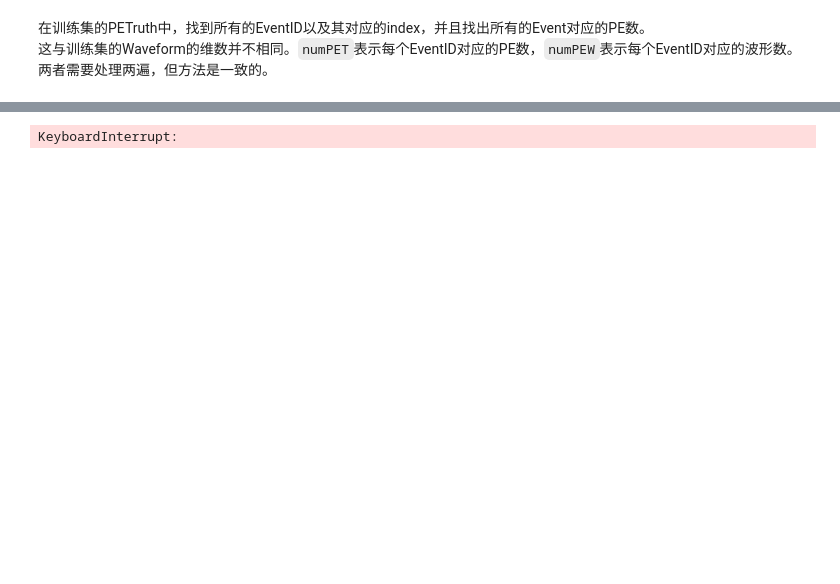
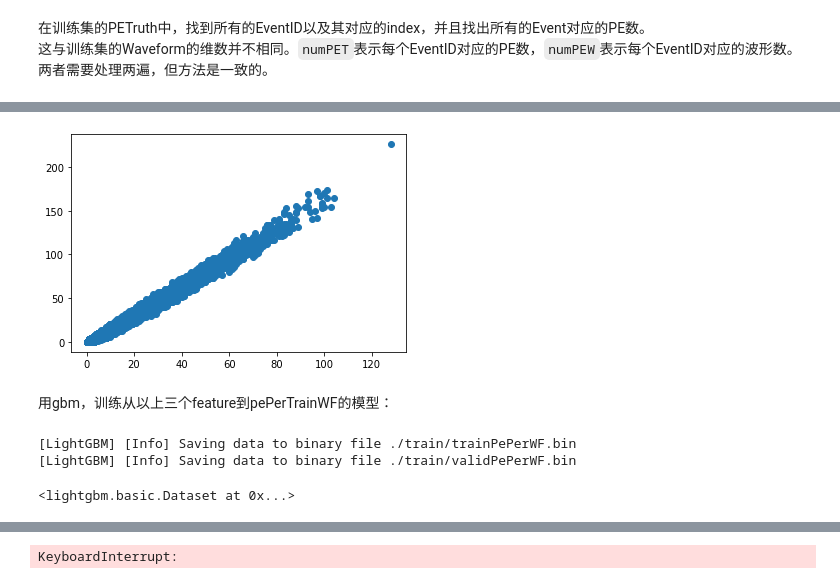
Before and after one commit to haimengzhao/juno-reconstruction, a Jupyter notebook: model.ipynb, the cells around one changed output, grey strips where cells are left out. Drawn from its saved outputs; the diff is of its cells as text; code cells hidden in the pictures; blank space fills up the shorter version.

```diff
--- a/model.ipynb
+++ b/model.ipynb
@@ -203,0 +140,29 @@ PETruth告诉我们PETime是[373.70351947]
+# %%
+plt.scatter(pePerTrainWF, pePerTrainWFCalc)
+plt.show()
+# %% [output]
+[figure, added]
+# %% [markdown]
+用gbm，训练从以上三个feature到pePerTrainWF的模型：
+# %%
+trainDataForPePerWF = lgb.Dataset(
+    np.stack(
+        (intTrainWF[:-500000], pointsPerTrainWF[:-500000], pePerTrainWFCalc[:-500000]),
+        axis=1
+    ),
+    label=pePerTrainWF[:-500000]
+)
+validationDataForPePerWF = lgb.Dataset(
+    np.stack(
+        (intTrainWF[-500000:], pointsPerTrainWF[-500000:], pePerTrainWFCalc[-500000:]),
+        axis=1
+    ),
+    label=pePerTrainWF[-500000:],
+    reference=trainDataForPePerWF
+)
+trainDataForPePerWF.save_binary('./train/trainPePerWF.bin')
+validationDataForPePerWF.save_binary('./train/validPePerWF.bin')
+# %% [output]
+[LightGBM] [Info] Saving data to binary file ./train/trainPePerWF.bin
+[LightGBM] [Info] Saving data to binary file ./train/validPePerWF.bin
+<lightgbm.basic.Dataset at 0x...>
```
Also changed, not shown: parts of 46 cells of this notebook, 5 other files.
